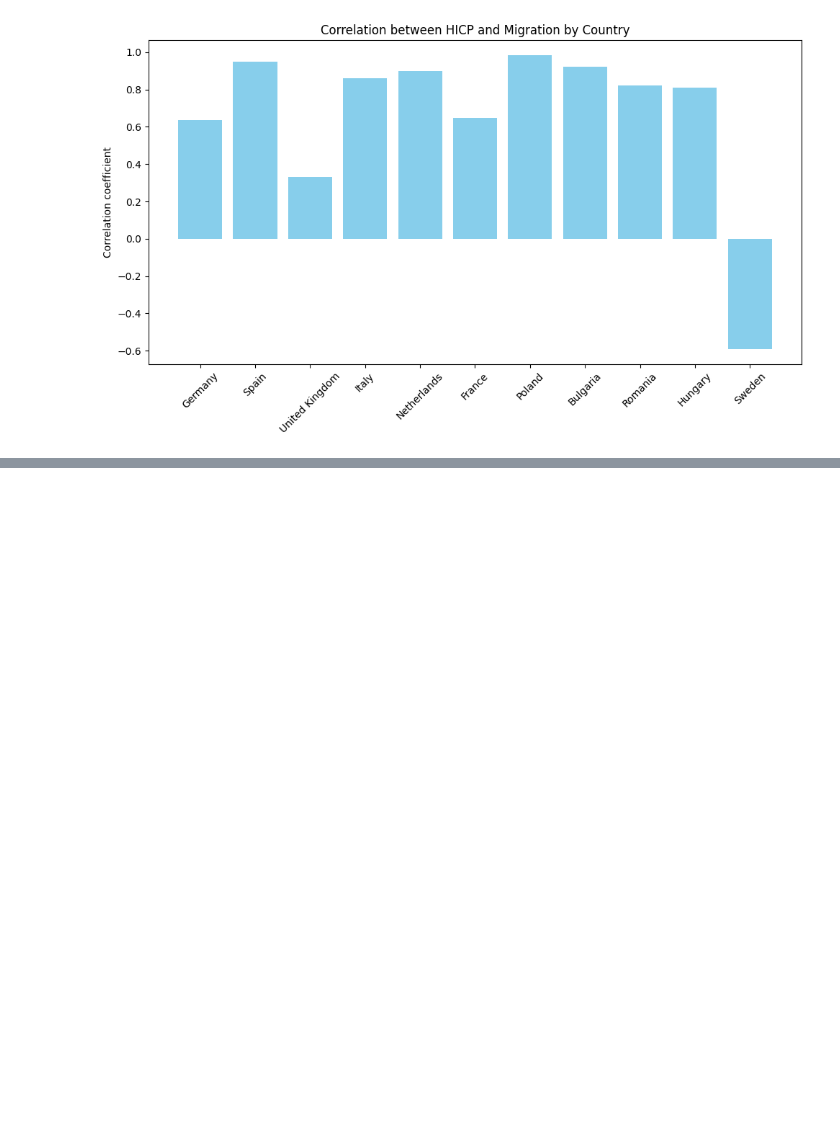
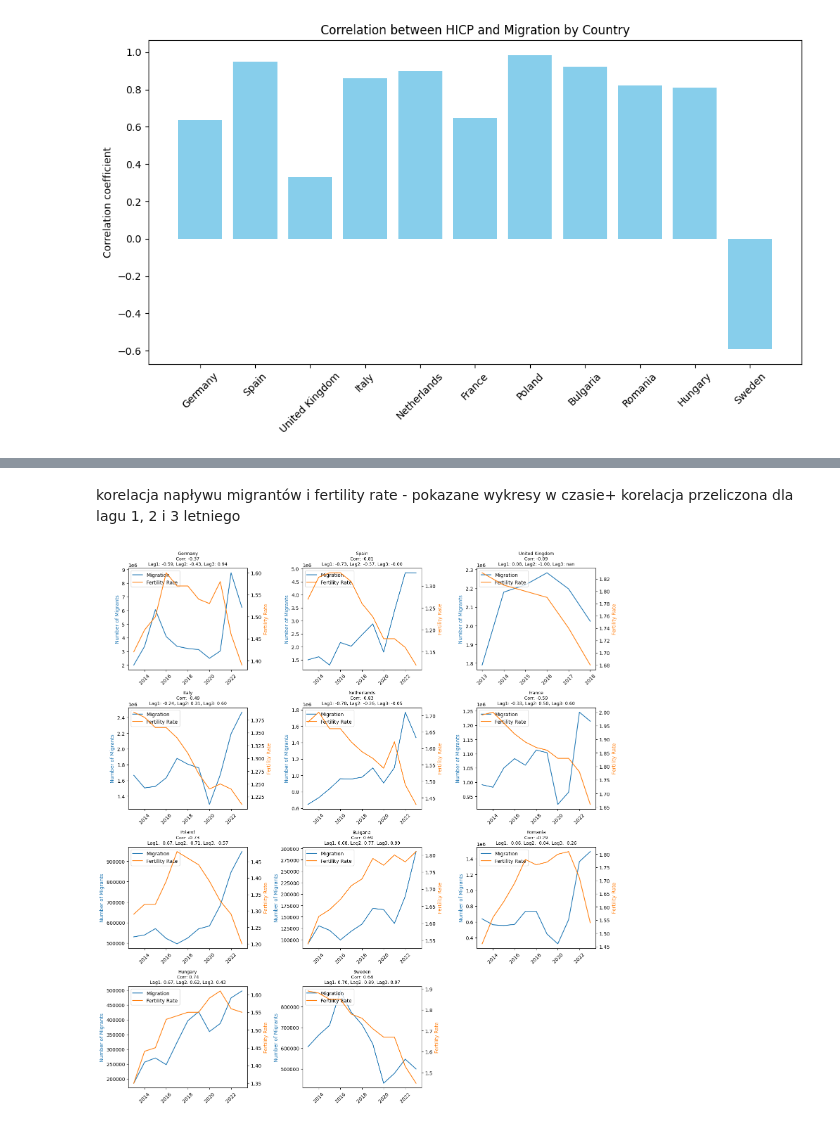
Before and after one commit to natix-x/Data-mining-in-Migration-Analysis, a Jupyter notebook: data_analysis/migration_impact_on_economy.ipynb, the cells around one changed output, grey strips where cells are left out. Drawn from its saved outputs; the diff is of its cells as text; code cells hidden in the pictures; blank space fills up the shorter version.

```diff
--- a/data_analysis/migration_impact_on_economy.ipynb
+++ b/data_analysis/migration_impact_on_economy.ipynb
@@ -149,0 +185,66 @@ SyntaxError: closing parenthesis ')' does not match opening parenthesis '[' (275
+# %% [markdown]
+korelacja napływu migrantów i fertility rate - pokazane wykresy w czasie+ korelacja przeliczona dla lagu 1, 2 i 3 letniego
+# %%
+
+def prepare_data(country, migration_trim, fertility):
+    migration_per_country = migration_trim[migration_trim['geo'] == country]
+    fertility_per_country = fertility[fertility['geo'] == country]
+
+    migration_yearly = migration_per_country.groupby('year')['Migrants number'].sum().reset_index()
+
+    merged_data = pd.merge(migration_yearly, fertility_per_country[['year', 'Total fertility rate']],
+                          on='year', how='inner')
+    return merged_data
+
+n_countries = len(countries)
+n_cols = 3
+n_rows = (n_countries + n_cols - 1) // n_cols
+
+fig, axes = plt.subplots(n_rows, n_cols, figsize=(15, 4*n_rows))
+axes = axes.flatten()
+
+for idx, country in enumerate(countries):
+    data = prepare_data(country, migration_trim, fertility)
+
+    ax1 = axes[idx]
+    ax2 = ax1.twinx()
+
+    color1 = 'tab:blue'
+    ln1 = ax1.plot(data['year'], data['Migrants number'],
+                   color=color1, label='Migration')
+    ax1.set_ylabel('Number of Migrants', color=color1)
+
+    color2 = 'tab:orange'
+    ln2 = ax2.plot(data['year'], data['Total fertility rate'],
+                   color=color2, label='Fertility Rate')
+    ax2.set_ylabel('Fertility Rate', color=color2)
+
+    corr = data['Migrants number'].corr(data['Total fertility rate'])
+
+    lag_correlations = []
+    for lag in range(1, 4):  # for 1, 2, and 3 year lags
+        if len(data) > lag:
+            lag_corr = data['Migrants number'].iloc[:-lag].corr(
+                data['Total fertility rate'].iloc[lag:])
+            lag_correlations.append(f"Lag{lag}: {lag_corr:.2f}")
+        else:
+            lag_correlations.append(f"Lag{lag}: nan")
+
+    # Update title with all correlations
+    title = f"{country}\nCorr: {corr:.2f}\n{', '.join(lag_correlations)}"
+    ax1.set_title(title, fontsize=9)
+
+
+    lns = ln1 + ln2
+    labs = [l.get_label() for l in lns]
+    ax1.legend(lns, labs, loc='upper left')
+
+    ax1.tick_params(axis='x', rotation=45)
+
+for idx in range(len(countries), len(axes)):
+    fig.delaxes(axes[idx])
+
+plt.tight_layout()
+plt.show()
+# %% [output]
+[figure, added]
```
Also changed, not shown: parts of 9 cells of this notebook.
